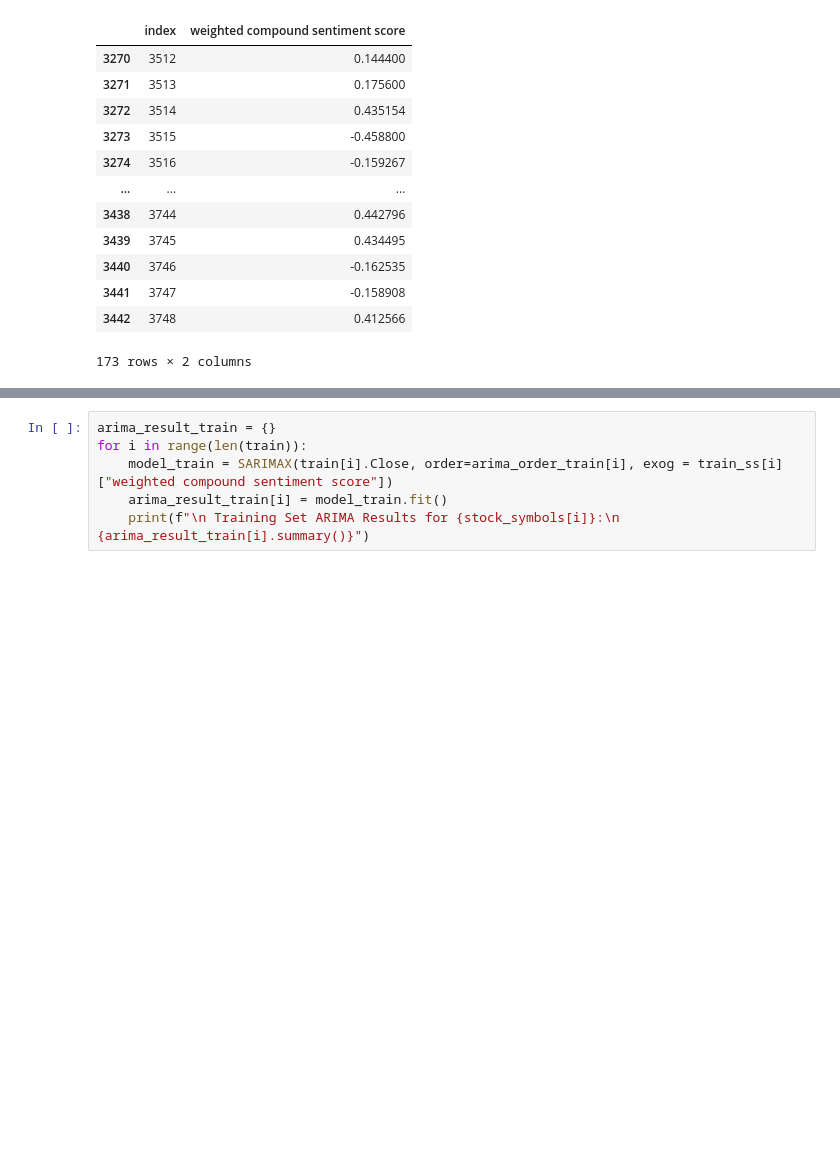
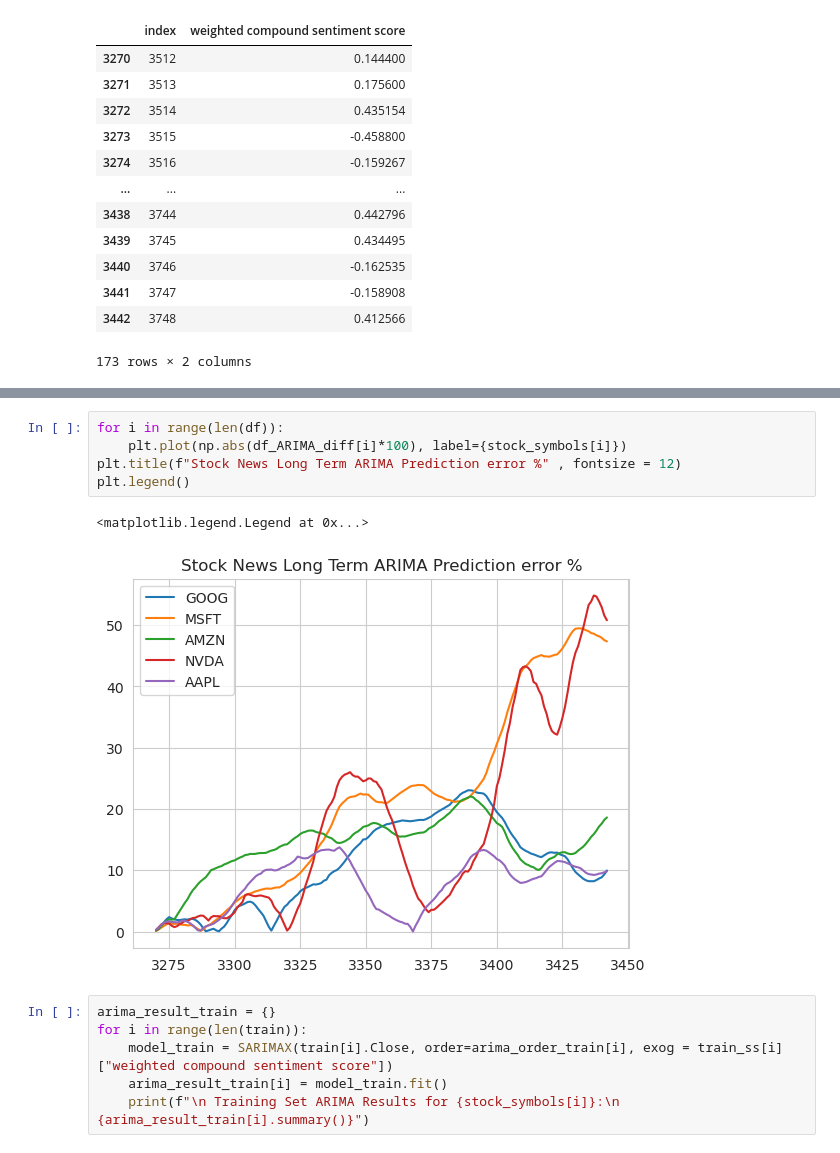
Before and after one commit to rishabhtyagi989/SIGNS_2024, a Jupyter notebook: ARIMA_test_sma_sentiment_stocknews.ipynb, the cells around one changed output, grey strips where cells are left out. Drawn from its saved outputs; the diff is of its cells as text; blank space fills up the shorter version.

```diff
--- a/ARIMA_test_sma_sentiment_stocknews.ipynb
+++ b/ARIMA_test_sma_sentiment_stocknews.ipynb
@@ -624,3 +628,11 @@ for i in range(len(df)):
+# %%
+for i in range(len(df)):
+    plt.plot(np.abs(df_ARIMA_diff[i]*100), label={stock_symbols[i]})
+plt.title(f"Stock News Long Term ARIMA Prediction error %" , fontsize = 12)
+plt.legend()
+# %% [output]
+<matplotlib.legend.Legend at 0x...>
+[figure, added]
 # %%
 arima_result_train = {}
 for i in range(len(train)):
```
Also changed, not shown: parts of 11 cells of this notebook.
